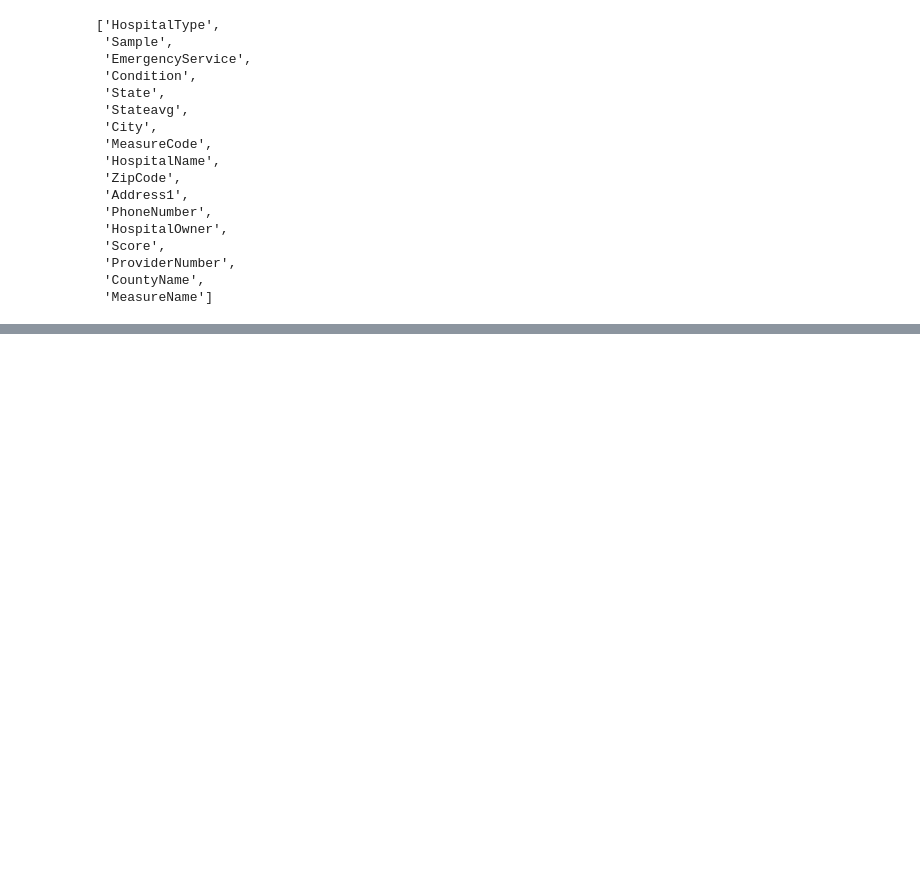
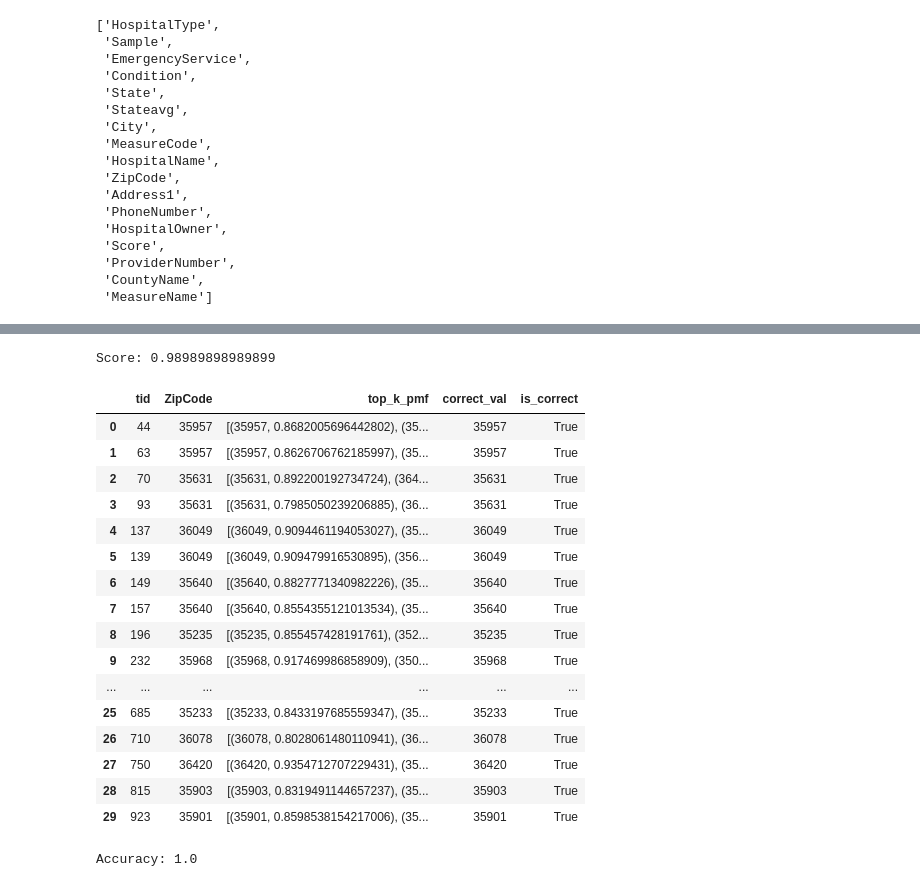
Before and after one commit to maropu/spark-data-repair-plugin, a Jupyter notebook: resources/hospital.ipynb, the cells around one changed output, grey strips where cells are left out. Saved outputs shown, nothing was run; the diff lists cells and outputs as text; code cells hidden in the pictures; blank space fills up the shorter version.

```diff
--- a/resources/hospital.ipynb
+++ b/resources/hospital.ipynb
@@ -113,5 +115,8 @@ target = 'Condition'
 # %%
 pdf = repair_base_df.toPandas()
+
+X_test = (pdf[pdf[target].isna()]).drop([target], axis=1).reset_index(drop=True)
+
 pdf = pdf[pdf[target].notna()]
 X = pdf.drop(['tid', target], axis=1).reset_index(drop=True)
 y = pdf[target].reset_index(drop=True)
@@ -119,4 +124,5 @@ y = pdf[target].reset_index(drop=True)
 import category_encoders as ce
 se = ce.OrdinalEncoder(handle_unknown='impute')
 X = se.fit_transform(X)
-X
+_X_test = se.transform(X_test[X.columns]).copy(deep=True)
+X_test = pd.concat([X_test[['tid']], _X_test], axis=1)
@@ -161,7 +188,7 @@ rf.fit(_X, y)
 print('SCORE with ALL Features: %1.2f' % rf.score(_X, y))
 
 rf = RandomForestClassifier(n_jobs=-1, max_depth=5)
-fs = BorutaPy(rf, n_estimators='auto', random_state=0)
+fs = BorutaPy(rf, n_estimators='auto', random_state=0, perc=80, two_step=False, max_iter=500)
 fs.fit(_X.values, y.values)
 
 selected = fs.support_
@@ -194,0 +219,53 @@ alt.Chart(_X).mark_point().encode(x='tSNE-X', y='tSNE-Y', color=f'{target}:N').p
+# %%
+from repair import train
+params = {'hp.timeout': '3600', 'hp.no_progress_loss': '30'}
+(clf, score), _ = train.build_model(X[X.columns[selected]], y, is_discrete=True, num_class=len(y.unique()), n_jobs=-1, opts=params)
+print(f'Score: {score}')
+
+# import lightgbm as lgb
+# obj = 'multiclass' if len(y.unique()) > 2 else 'binary'
+# clf = lgb.LGBMClassifier(objective=obj, num_leaves=64, min_child_samples=20, max_depth=7)
+# clf.fit(X[X.columns[selected]], y)
+
+import json
+top_k = 3
+probs = clf.predict_proba(X_test[X.columns[selected]])
+pmf = map(lambda p: {"classes": clf.classes_.tolist(), "probs": p.tolist()}, probs)
+pmf = map(lambda p: json.dumps(p), pmf)
+df = spark.createDataFrame(pd.DataFrame({'tid': X_test['tid'], 'pmf': pd.Series(list(pmf))}))
+df = df.selectExpr('tid', 'from_json(pmf, "classes array<string>, probs array<double>") pmf')
+df = df.selectExpr('tid', 'arrays_zip(pmf.classes, pmf.probs) pmf')
+df = df.selectExpr('tid', f'slice(array_sort(pmf, (left, right) -> if(left.`1` < right.`1`, 1, -1)), 1, {top_k}) top_k_pmf')
+df = df.selectExpr('tid', f'top_k_pmf[0].`0` `{target}`', 'top_k_pmf')
+predicted = df.toPandas()
+# %% [output]
+Score: 0.98989898989899
+# %%
+spark.read.option("header", True).csv("../testdata/hospital_clean.csv").createOrReplaceTempView("hospital_clean")
+pdf_clean = spark.table('hospital_clean').where(f'attribute = "{target}"').selectExpr('tid', 'correct_val').toPandas()
+result = pd.merge(predicted, pdf_clean, on='tid')
+result['is_correct'] = result[target] == result['correct_val']
+pd.set_option("display.max_colwidth", 300)
+result
+# %% [output]
+|  | tid | ZipCode | top_k_pmf | correct_val | is_correct |
+| 0 | 44 | 35957 | [(35957, 0.8682005696442802), (35... | 35957 | True |
+| 1 | 63 | 35957 | [(35957, 0.8626706762185997), (35... | 35957 | True |
+| 2 | 70 | 35631 | [(35631, 0.892200192734724), (364... | 35631 | True |
+| 3 | 93 | 35631 | [(35631, 0.7985050239206885), (36... | 35631 | True |
+| 4 | 137 | 36049 | [(36049, 0.9094461194053027), (35... | 36049 | True |
+| 5 | 139 | 36049 | [(36049, 0.909479916530895), (356... | 36049 | True |
+| 6 | 149 | 35640 | [(35640, 0.8827771340982226), (35... | 35640 | True |
+| 7 | 157 | 35640 | [(35640, 0.8554355121013534), (35... | 35640 | True |
+| 8 | 196 | 35235 | [(35235, 0.855457428191761), (352... | 35235 | True |
+| 9 | 232 | 35968 | [(35968, 0.917469986858909), (350... | 35968 | True |
+| ... | ... | ... | ... | ... | ... |
+| 25 | 685 | 35233 | [(35233, 0.8433197685559347), (35... | 35233 | True |
+| 26 | 710 | 36078 | [(36078, 0.8028061480110941), (36... | 36078 | True |
+| 27 | 750 | 36420 | [(36420, 0.9354712707229431), (35... | 36420 | True |
+| 28 | 815 | 35903 | [(35903, 0.8319491144657237), (35... | 35903 | True |
+| 29 | 923 | 35901 | [(35901, 0.8598538154217006), (35... | 35901 | True |
+# %%
+print('Accuracy: {}'.format(len(result[result['is_correct']]) / len(result)))
+# %% [output]
+Accuracy: 1.0
```
Also changed, not shown: parts of 9 cells of this notebook, 1 other file.
